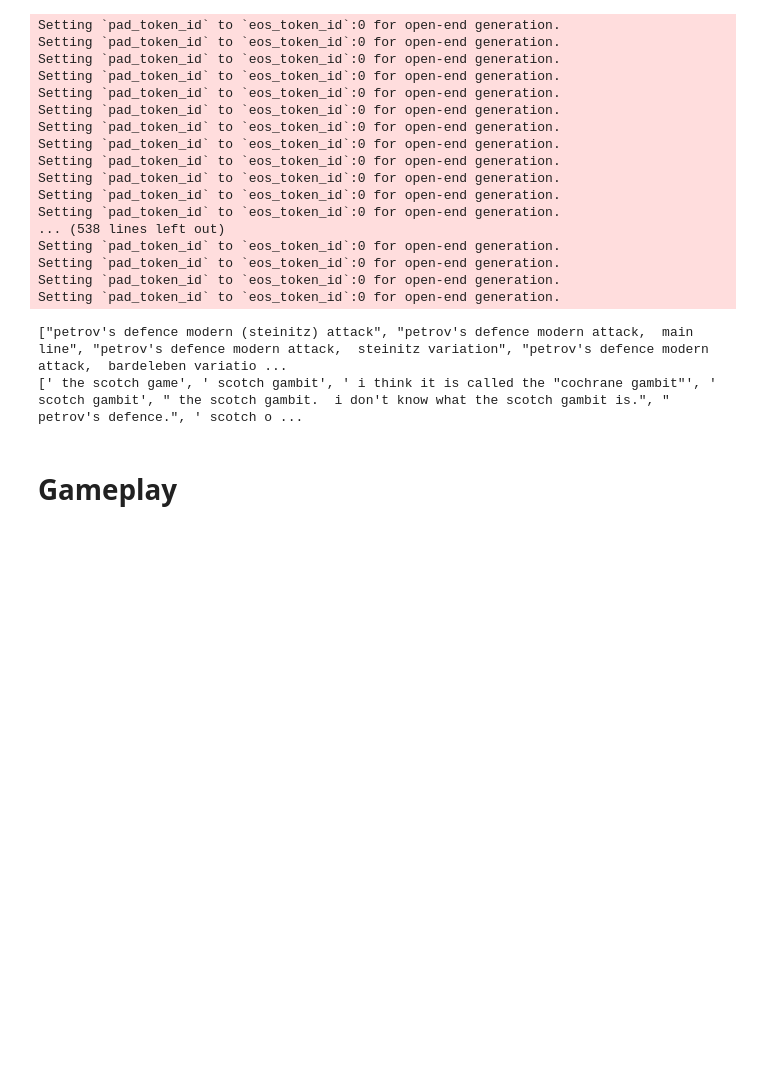
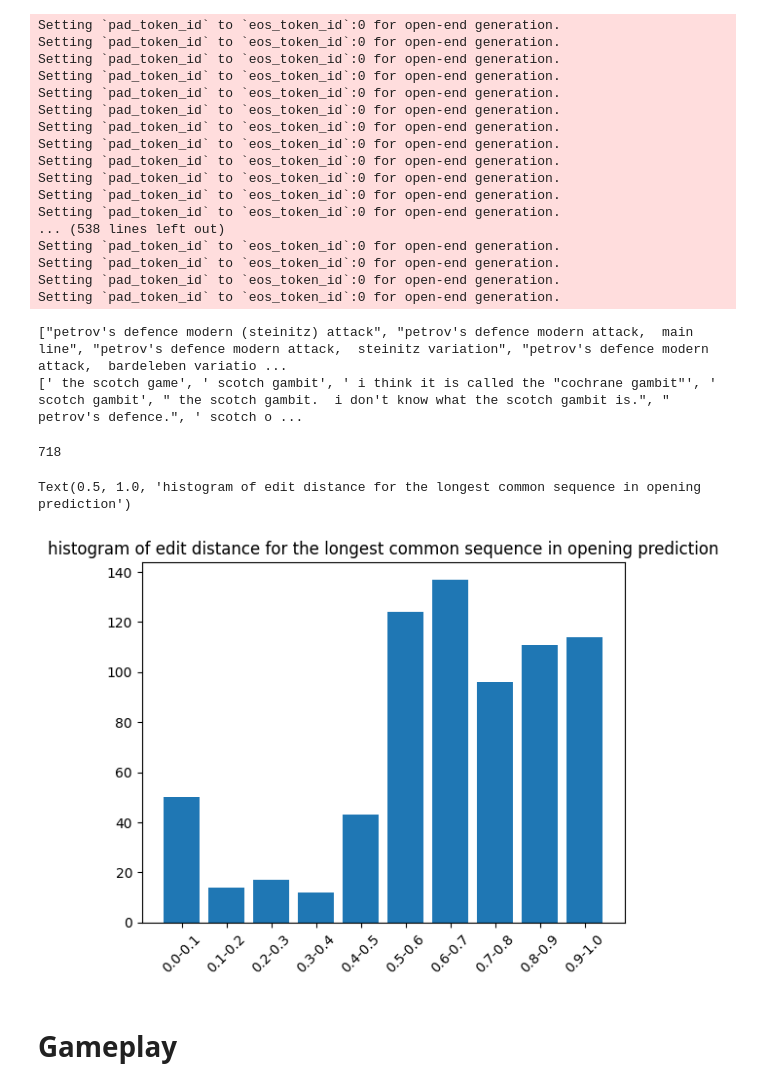
Before and after one commit to MatTheTab/NLP-Chess, a Jupyter notebook: evaluate_chessgpt.ipynb, the cells around one changed output. Cells and saved outputs as stored; diff of their text form; code cells hidden in the pictures; blank space fills up the shorter version.

```diff
--- a/evaluate_chessgpt.ipynb
+++ b/evaluate_chessgpt.ipynb
@@ -43,5 +42,5 @@ Human 3 A: It's the Sicilian Defense, but you can call it the Sicilian Defense,
 # %%
-def query_model(promt):
+def query_model(prompt, legth=128):
   inputs = tokenizer(prompt, return_tensors='pt').to(model.device)
   input_length = inputs.input_ids.shape[1]
   outputs = model.generate(
@@ -223,3 +226,39 @@ np.save('name.npy', name_array)
+# %%
+names = np.load('name.npy')
+answers = np.load('answer.npy')
+
+
+def longest_common_substring(s1, s2):
+    matcher = SequenceMatcher(None, s1, s2)
+    match = matcher.find_longest_match(0, len(s1), 0, len(s2))
+    if match.size == 0:
+        return ""
+    else:
+        return s1[match.a:match.a + match.size]
+
+distances = list()
+
+for name, answer in zip(names, answers):
+    lcs = longest_common_substring(name, answer)
+    edit_distance = Levenshtein.distance(name, lcs)
+    if len(name) > 0:
+        dist_normalized = edit_distance / len(name)
+        distances.append(dist_normalized)
+# %% [output]
+718
+# %%
+import matplotlib.pyplot as plt
+distances = np.array(distances)
+bins = np.linspace(0, 1, 11)
+hist, breakpoints = np.histogram(distances, bins)
+breakpoints = np.round(breakpoints, 2)
+labels = [str(breakpoints[i]) + "-" + str(breakpoints[i+1]) for i in range(len(bins)-1)]
+plt.bar(labels, hist)
+plt.xticks(rotation=45)
+plt.title('histogram of edit distance for the longest common sequence in opening prediction')
+# %% [output]
+Text(0.5, 1.0, 'histogram of edit distance for the longest common sequence in opening prediction')
+[figure, added]
 # %% [markdown]
 # Gameplay
 # %%
```
Also changed, not shown: parts of 9 cells of this notebook.
